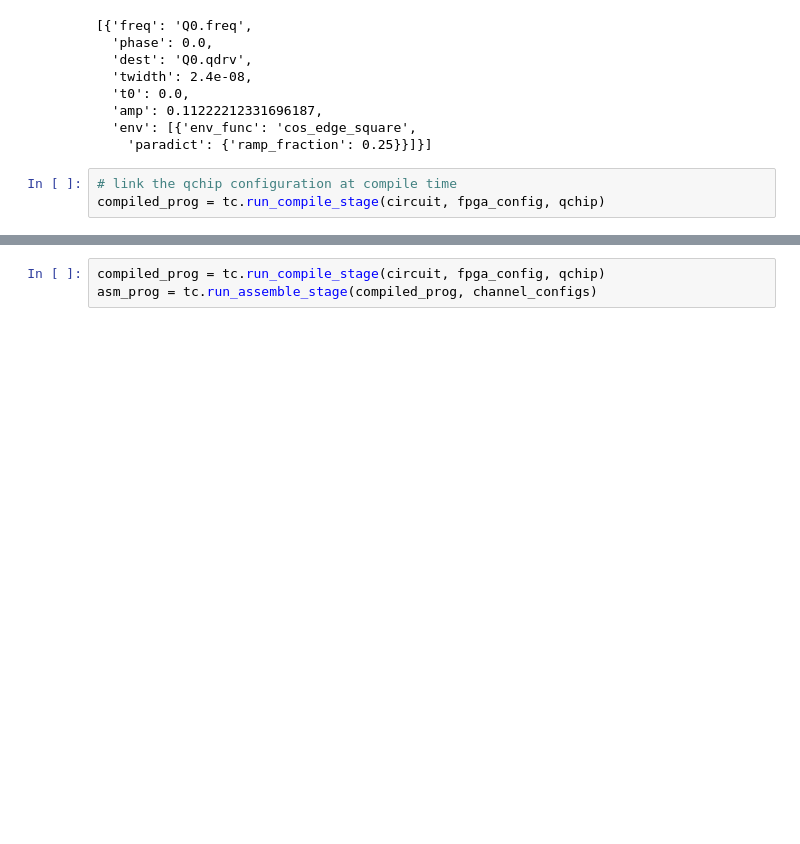
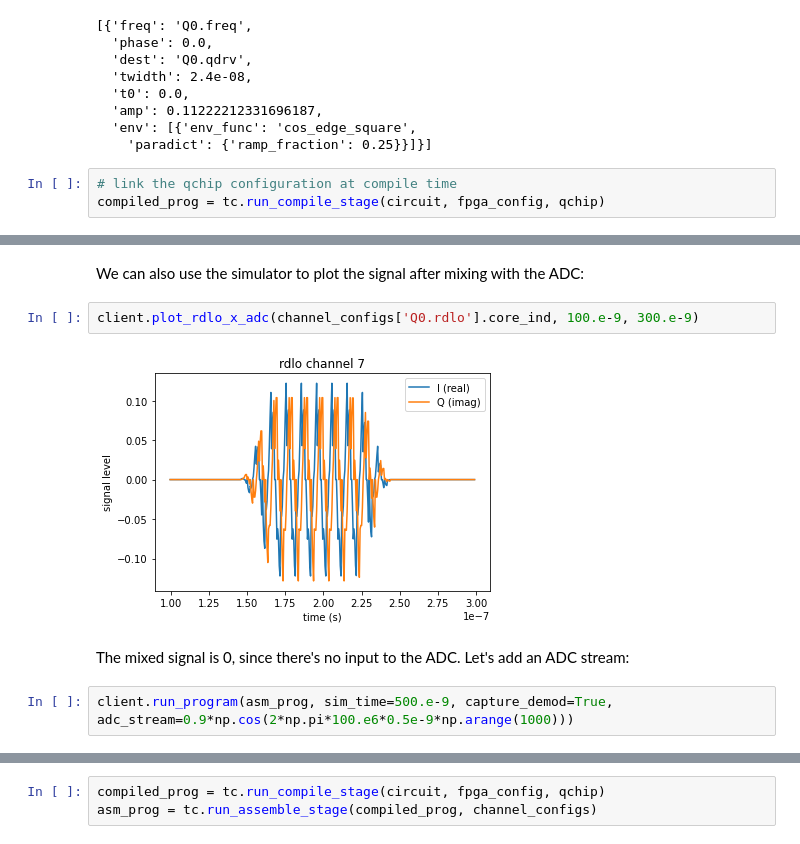
Before and after one commit to lblQubic/qce23tutorial, a Jupyter notebook: Simulating Pulse Outputs Part 1.ipynb, the cells around one changed output, grey strips where cells are left out. Saved outputs shown, nothing was run; the diff lists cells and outputs as text; blank space fills up the shorter version.

```diff
--- a/Simulating Pulse Outputs Part 1.ipynb
+++ b/Simulating Pulse Outputs Part 1.ipynb
@@ -338,0 +403,10 @@ compiled_prog = tc.run_compile_stage(circuit, fpga_config, qchip)
+# %% [markdown]
+We can also use the simulator to plot the signal after mixing with the ADC:
+# %%
+client.plot_rdlo_x_adc(channel_configs['Q0.rdlo'].core_ind, 100.e-9, 300.e-9)
+# %% [output]
+[figure, added]
+# %% [markdown]
+The mixed signal is 0, since there's no input to the ADC. Let's add an ADC stream:
+# %%
+client.run_program(asm_prog, sim_time=500.e-9, capture_demod=True, adc_stream=0.9*np.cos(2*np.pi*100.e6*0.5e-9*np.arange(1000)))
```
Also changed, not shown: parts of 36 cells of this notebook, 1 other file.
